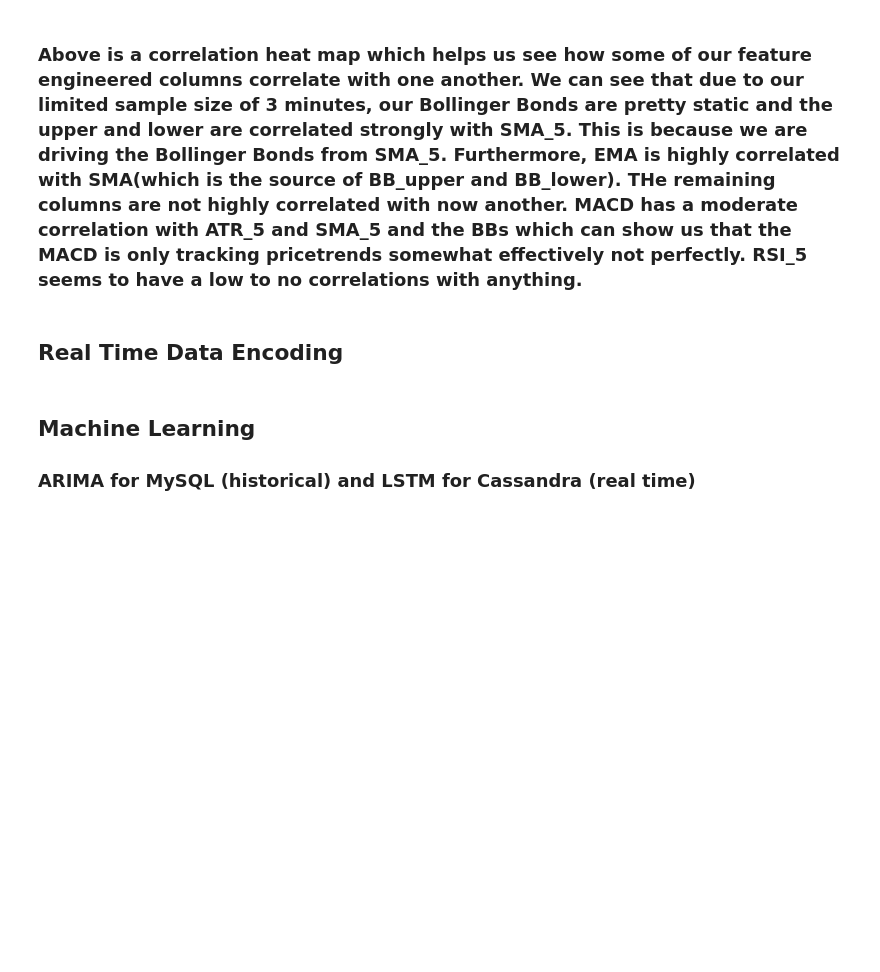
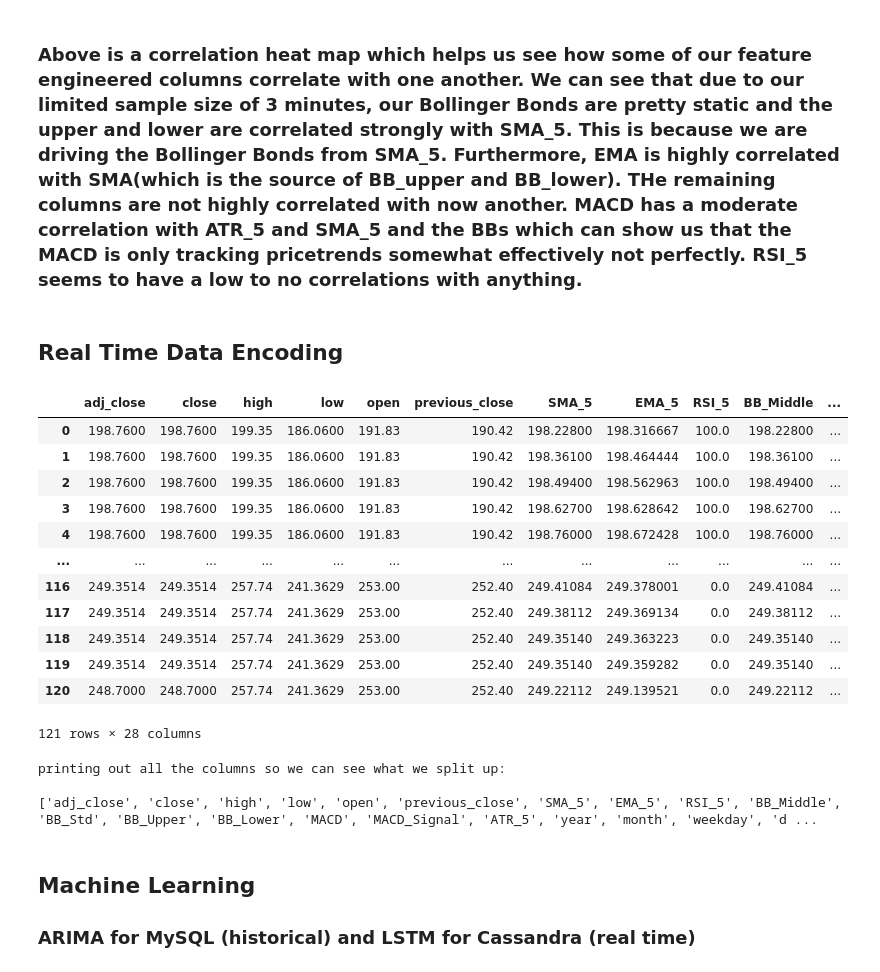
Before and after one commit to HaseemArshad/Stock-Market-Prediction-Model, a Jupyter notebook: StockMarketPredictionModel.ipynb, the cells around one changed output. Drawn from its saved outputs; the diff is of its cells as text; code cells hidden in the pictures; blank space fills up the shorter version.

Commit message:
encoding

```diff
--- a/StockMarketPredictionModel.ipynb
+++ b/StockMarketPredictionModel.ipynb
@@ -921,6 +921,52 @@ plt.show()
 ### Above is a correlation heat map which helps us see how some of our feature engineered columns correlate with one another. We can see that due to our limited sample size of 3 minutes, our Bollinger Bonds are pretty static and the upper and lower are correlated strongly with SMA_5. This is because we are driving the Bollinger Bonds from SMA_5. Furthermore, EMA is highly correlated with SMA(which is the source of BB_upper and BB_lower). THe remaining columns are not highly correlated with now another. MACD has a moderate correlation with ATR_5 and SMA_5 and the BBs which can show us that the MACD is only tracking pricetrends somewhat effectively not perfectly. RSI_5 seems to have a low to no correlations with anything.
 # %% [markdown]
 ## Real Time Data Encoding
+# %%
+
+
+def encodingdatefeatures(df):
+    df = df.copy()
+
+    # Ensure datetime format
+    df['date'] = pd.to_datetime(df['date'])
+
+    # Extract temporal features
+    df['year'] = df['date'].dt.year
+    df['month'] = df['date'].dt.month
+    df['weekday'] = df['date'].dt.weekday
+    df['day'] = df['date'].dt.day
+    df['time_of_day'] = df['date'].dt.hour * 60 + df['date'].dt.minute  # in minutesusing HHMM or 24 hour format. so 1027->1027am and if it was 1327->1:27pm
+
+    # One-hot encode the 'ticker' column
+    ticker_dummies = pd.get_dummies(df['ticker'], prefix='ticker')
+
+    # Concatenate one-hot and drop original columns
+    df = pd.concat([df.drop(['ticker', 'date'], axis=1), ticker_dummies], axis=1)
+
+    return df
+
+# Apply to your dataset
+df_cass_encoded = encodingdatefeatures(df_cass_final)
+display(df_cass_encoded)
+print("printing out all the columns so we can see what we split up: \n")
+print(list(df_cass_encoded.columns))
+# %% [output]
+|  | adj_close | close | high | low | open | previous_close | SMA_5 | EMA_5 | RSI_5 | BB_Middle | ... |
+| 0 | 198.7600 | 198.7600 | 199.35 | 186.0600 | 191.83 | 190.42 | 198.22800 | 198.316667 | 100.0 | 198.22800 | ... |
+| 1 | 198.7600 | 198.7600 | 199.35 | 186.0600 | 191.83 | 190.42 | 198.36100 | 198.464444 | 100.0 | 198.36100 | ... |
+| 2 | 198.7600 | 198.7600 | 199.35 | 186.0600 | 191.83 | 190.42 | 198.49400 | 198.562963 | 100.0 | 198.49400 | ... |
+| 3 | 198.7600 | 198.7600 | 199.35 | 186.0600 | 191.83 | 190.42 | 198.62700 | 198.628642 | 100.0 | 198.62700 | ... |
+| 4 | 198.7600 | 198.7600 | 199.35 | 186.0600 | 191.83 | 190.42 | 198.76000 | 198.672428 | 100.0 | 198.76000 | ... |
+| ... | ... | ... | ... | ... | ... | ... | ... | ... | ... | ... | ... |
+| 116 | 249.3514 | 249.3514 | 257.74 | 241.3629 | 253.00 | 252.40 | 249.41084 | 249.378001 | 0.0 | 249.41084 | ... |
+| 117 | 249.3514 | 249.3514 | 257.74 | 241.3629 | 253.00 | 252.40 | 249.38112 | 249.369134 | 0.0 | 249.38112 | ... |
+| 118 | 249.3514 | 249.3514 | 257.74 | 241.3629 | 253.00 | 252.40 | 249.35140 | 249.363223 | 0.0 | 249.35140 | ... |
+| 119 | 249.3514 | 249.3514 | 257.74 | 241.3629 | 253.00 | 252.40 | 249.35140 | 249.359282 | 0.0 | 249.35140 | ... |
+| 120 | 248.7000 | 248.7000 | 257.74 | 241.3629 | 253.00 | 252.40 | 249.22112 | 249.139521 | 0.0 | 249.22112 | ... |
+121 rows × 28 columns
+printing out all the columns so we can see what we split up:
+
+['adj_close', 'close', 'high', 'low', 'open', 'previous_close', 'SMA_5', 'EMA_5', 'RSI_5', 'BB_Middle', 'BB_Std', 'BB_Upper', 'BB_Lower', 'MACD', 'MACD_Signal', 'ATR_5', 'year', 'month', 'weekday', 'd ...
 # %% [markdown]
 ## Machine Learning
 ### ARIMA for MySQL (historical) and LSTM for Cassandra (real time)
```
